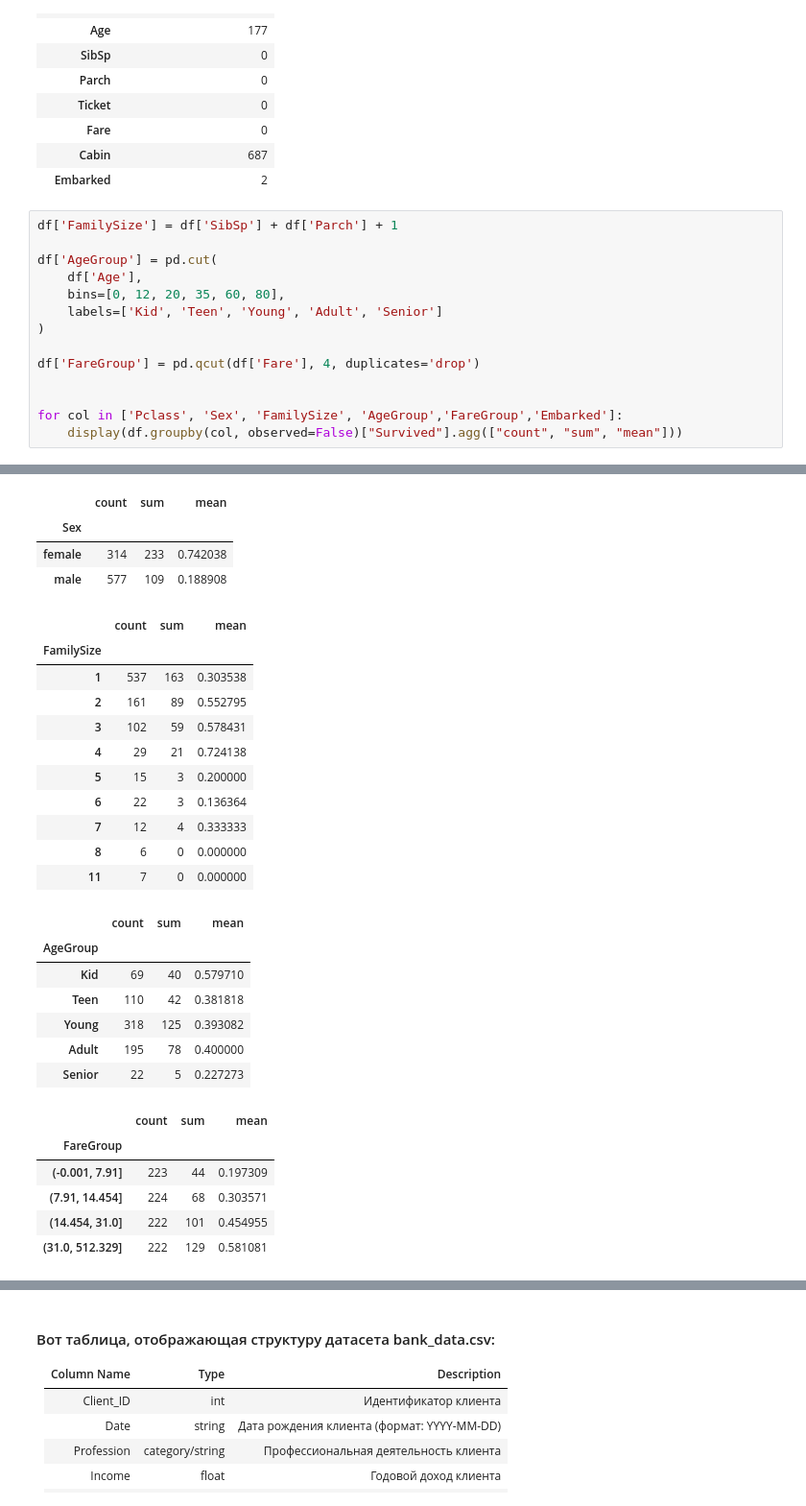
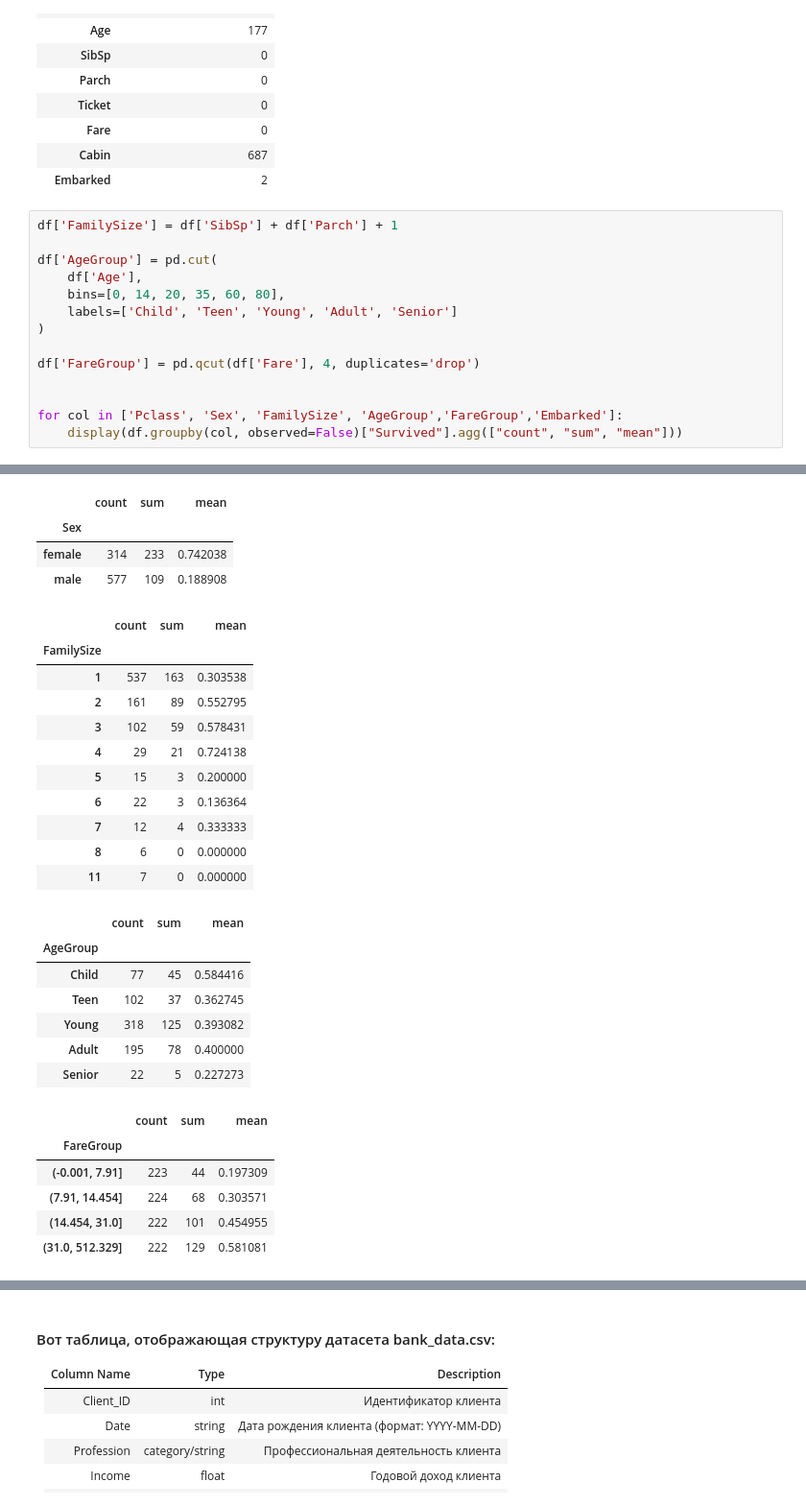
Before and after one commit to C4erries/DeepLerningLabs, a Jupyter notebook: lab2/Lab2 pandas+matplotlib.ipynb, the cells around one changed output, grey strips where cells are left out. Shown at 96% size. Cells and saved outputs as stored; diff of their text form.

```diff
--- a/lab2/Lab2 pandas+matplotlib.ipynb
+++ b/lab2/Lab2 pandas+matplotlib.ipynb
@@ -121,40 +121,40 @@ df['FamilySize'] = df['SibSp'] + df['Parch'] + 1
 
 df['AgeGroup'] = pd.cut(
     df['Age'],
-    bins=[0, 12, 20, 35, 60, 80],
-    labels=['Kid', 'Teen', 'Young', 'Adult', 'Senior']
+    bins=[0, 14, 20, 35, 60, 80],
+    labels=['Child', 'Teen', 'Young', 'Adult', 'Senior']
 )
 
 df['FareGroup'] = pd.qcut(df['Fare'], 4, duplicates='drop')
 
 
 for col in ['Pclass', 'Sex', 'FamilySize', 'AgeGroup','FareGroup','Embarked']:
     display(df.groupby(col, observed=False)["Survived"].agg(["count", "sum", "mean"]))
 # %% [output]
 |  | count | sum | mean |
 | Pclass |  |  |  |
 | 1 | 216 | 136 | 0.629630 |
 | 2 | 184 | 87 | 0.472826 |
 | 3 | 491 | 119 | 0.242363 |
 |  | count | sum | mean |
 | Sex |  |  |  |
 | female | 314 | 233 | 0.742038 |
 | male | 577 | 109 | 0.188908 |
 |  | count | sum | mean |
 | FamilySize |  |  |  |
 | 1 | 537 | 163 | 0.303538 |
 | 2 | 161 | 89 | 0.552795 |
 | 3 | 102 | 59 | 0.578431 |
 | 4 | 29 | 21 | 0.724138 |
 | 5 | 15 | 3 | 0.200000 |
 | 6 | 22 | 3 | 0.136364 |
 | 7 | 12 | 4 | 0.333333 |
 | 8 | 6 | 0 | 0.000000 |
 | 11 | 7 | 0 | 0.000000 |
 |  | count | sum | mean |
 | AgeGroup |  |  |  |
-| Kid | 69 | 40 | 0.579710 |
-| Teen | 110 | 42 | 0.381818 |
+| Child | 77 | 45 | 0.584416 |
+| Teen | 102 | 37 | 0.362745 |
 | Young | 318 | 125 | 0.393082 |
 | Adult | 195 | 78 | 0.400000 |
 | Senior | 22 | 5 | 0.227273 |
```
Also changed, not shown: parts of 3 cells of this notebook, 1 other file.
